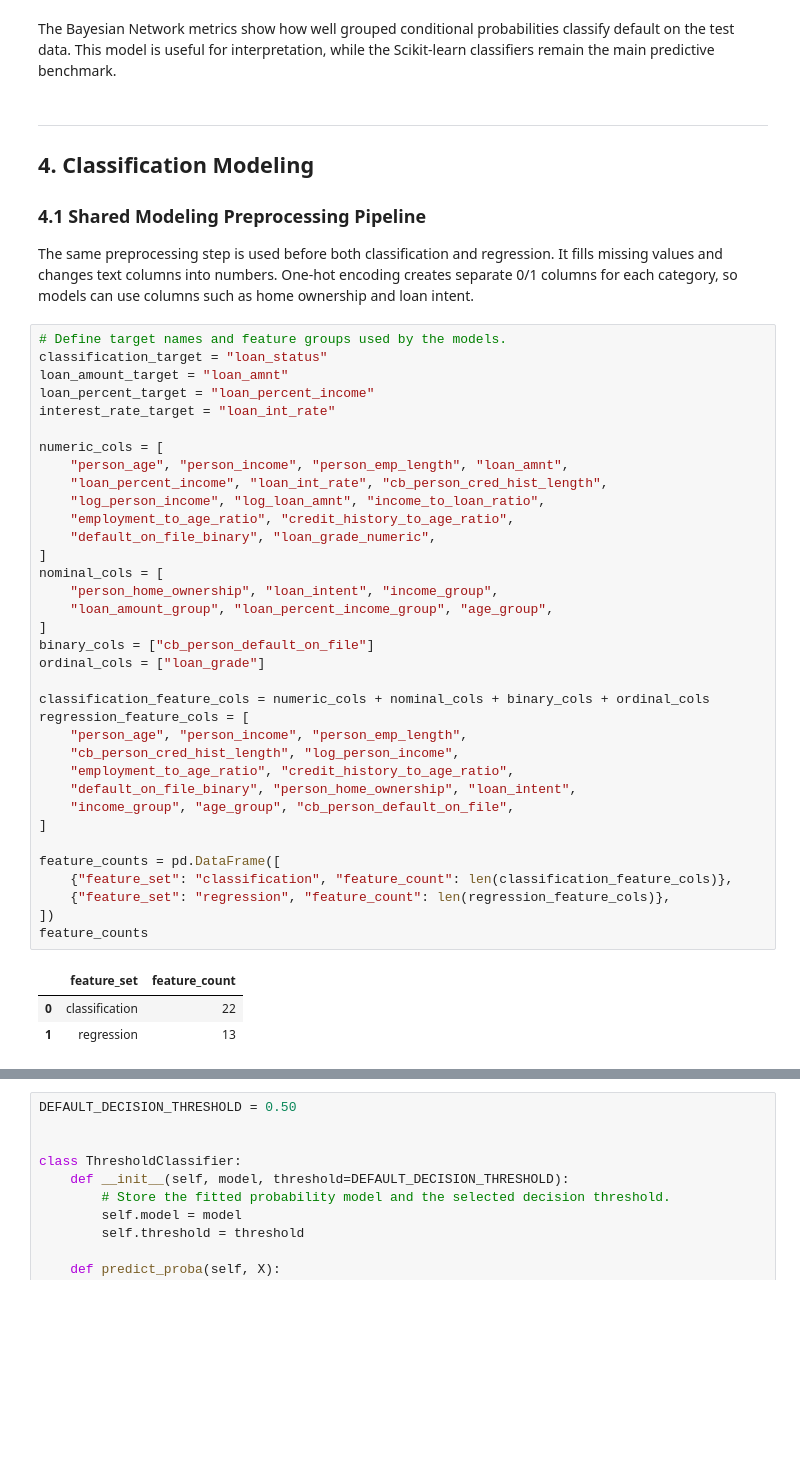
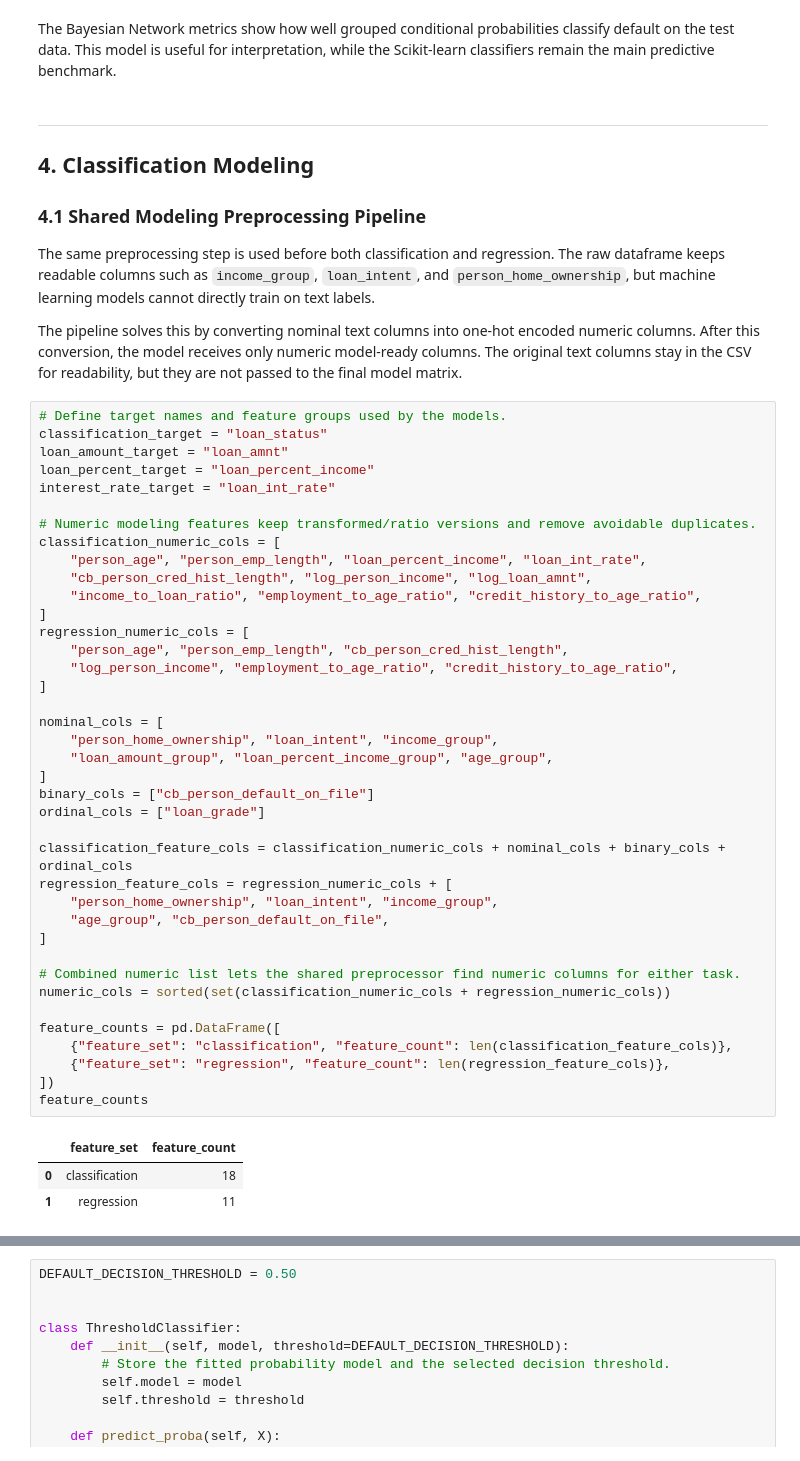
Before and after one commit to diaeshantony-usd/applied-statistics-and-ai-team-project, a Jupyter notebook: 02_Model_Selection/B2_Statistics_Modeling_and_Inference.ipynb, the cells around one changed output, grey strips where cells are left out. Saved outputs shown, nothing was run; the diff lists cells and outputs as text; blank space fills up the shorter version.

```diff
--- a/02_Model_Selection/B2_Statistics_Modeling_and_Inference.ipynb
+++ b/02_Model_Selection/B2_Statistics_Modeling_and_Inference.ipynb
@@ -518,46 +508,52 @@ The Bayesian Network metrics show how well grouped conditional probabilities cla
 
 ### 4.1 Shared Modeling Preprocessing Pipeline
 
-The same preprocessing step is used before both classification and regression. It fills missing values and changes text columns into numbers. One-hot encoding creates separate 0/1 columns for each category, so models can use columns such as home ownership and loan intent.
+The same preprocessing step is used before both classification and regression. The raw dataframe keeps readable columns such as `income_group`, `loan_intent`, and `person_home_ownership`, but machine learning models cannot directly train on text labels.
+
+The pipeline solves this by converting nominal text columns into one-hot encoded numeric columns. After this conversion, the model receives only numeric model-ready columns. The original text columns stay in the CSV for readability, but they are not passed to the final model matrix.
 # %%
 # Define target names and feature groups used by the models.
 classification_target = "loan_status"
 loan_amount_target = "loan_amnt"
 loan_percent_target = "loan_percent_income"
 interest_rate_target = "loan_int_rate"
 
-numeric_cols = [
-    "person_age", "person_income", "person_emp_length", "loan_amnt",
-    "loan_percent_income", "loan_int_rate", "cb_person_cred_hist_length",
-    "log_person_income", "log_loan_amnt", "income_to_loan_ratio",
-    "employment_to_age_ratio", "credit_history_to_age_ratio",
-    "default_on_file_binary", "loan_grade_numeric",
+# Numeric modeling features keep transformed/ratio versions and remove avoidable duplicates.
+classification_numeric_cols = [
+    "person_age", "person_emp_length", "loan_percent_income", "loan_int_rate",
+    "cb_person_cred_hist_length", "log_person_income", "log_loan_amnt",
+    "income_to_loan_ratio", "employment_to_age_ratio", "credit_history_to_age_ratio",
 ]
+regression_numeric_cols = [
+    "person_age", "person_emp_length", "cb_person_cred_hist_length",
+    "log_person_income", "employment_to_age_ratio", "credit_history_to_age_ratio",
+]
+
 nominal_cols = [
     "person_home_ownership", "loan_intent", "income_group",
     "loan_amount_group", "loan_percent_income_group", "age_group",
 ]
 binary_cols = ["cb_person_default_on_file"]
 ordinal_cols = ["loan_grade"]
 
-classification_feature_cols = numeric_cols + nominal_cols + binary_cols + ordinal_cols
-regression_feature_cols = [
-    "person_age", "person_income", "person_emp_length",
-    "cb_person_cred_hist_length", "log_person_income",
-    "employment_to_age_ratio", "credit_history_to_age_ratio",
-    "default_on_file_binary", "person_home_ownership", "loan_intent",
-    "income_group", "age_group", "cb_person_default_on_file",
+classification_feature_cols = classification_numeric_cols + nominal_cols + binary_cols + ordinal_cols
+regression_feature_cols = regression_numeric_cols + [
+    "person_home_ownership", "loan_intent", "income_group",
+    "age_group", "cb_person_default_on_file",
 ]
+
+# Combined numeric list lets the shared preprocessor find numeric columns for either task.
+numeric_cols = sorted(set(classification_numeric_cols + regression_numeric_cols))
 
 feature_counts = pd.DataFrame([
     {"feature_set": "classification", "feature_count": len(classification_feature_cols)},
     {"feature_set": "regression", "feature_count": len(regression_feature_cols)},
 ])
 feature_counts
 # %% [output]
 |  | feature_set | feature_count |
-| 0 | classification | 22 |
-| 1 | regression | 13 |
+| 0 | classification | 18 |
+| 1 | regression | 11 |
 # %%
 def make_one_hot_encoder():
     # Use the correct OneHotEncoder argument name for the installed scikit-learn version.
```
Also changed, not shown: parts of 28 cells of this notebook, 30 other files.
